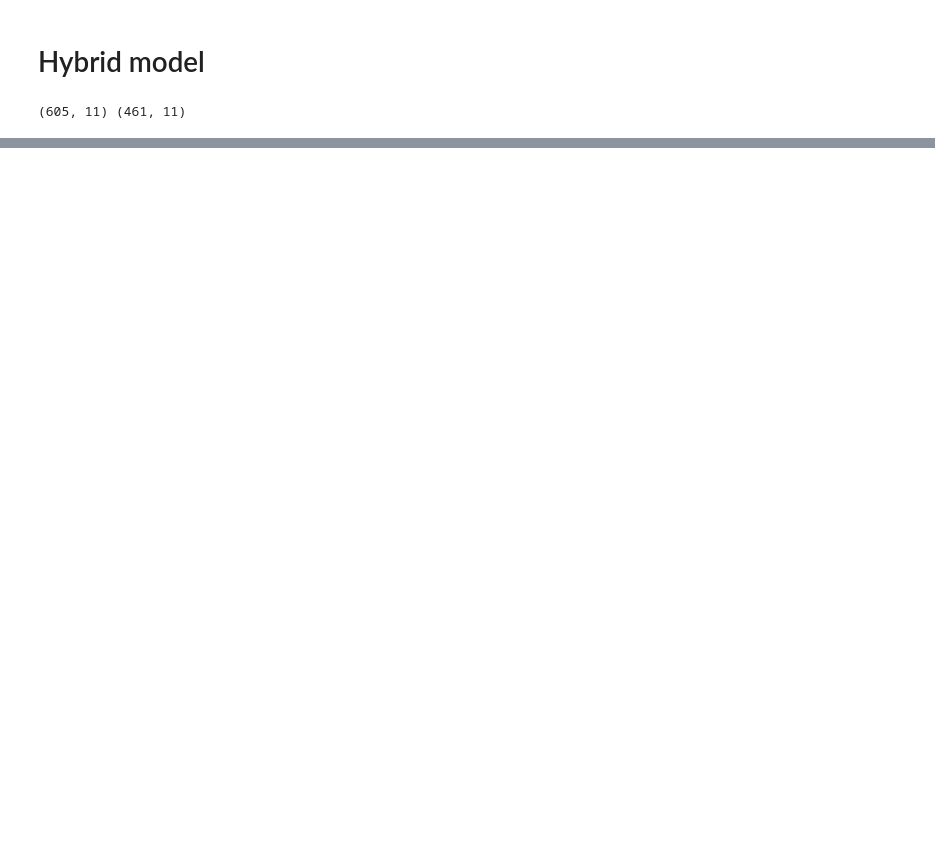
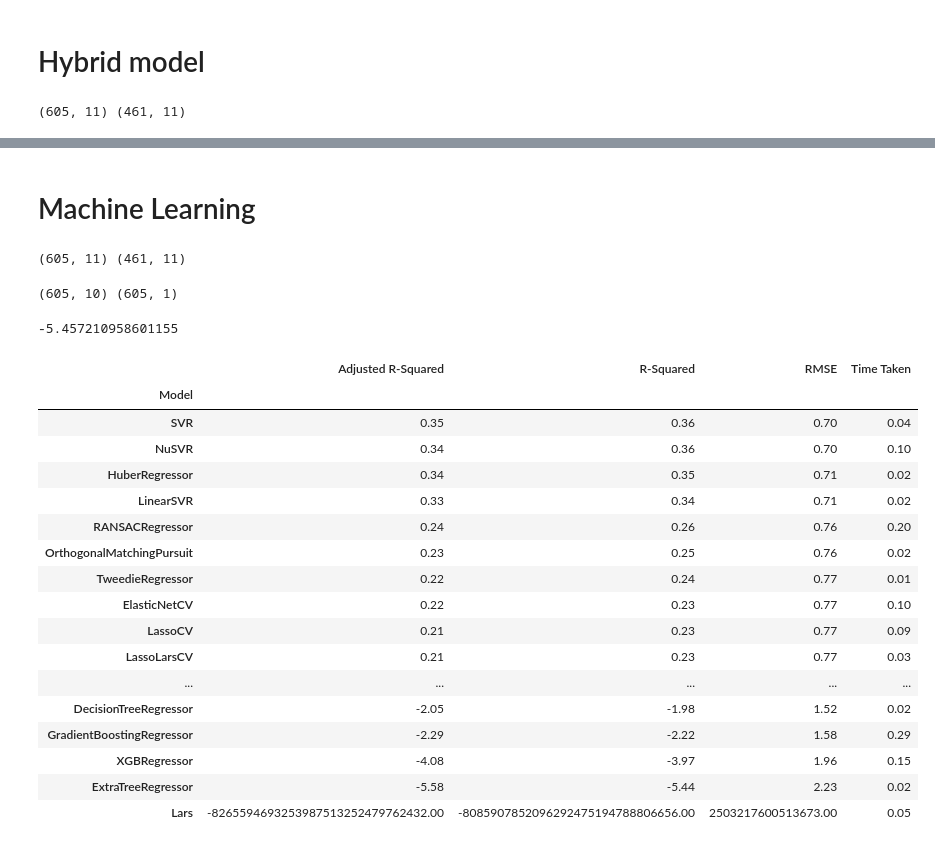
Before and after one commit to zaniargh42/dissolved_oxygen, a Jupyter notebook: dissolved_oxygen.ipynb, the cells around one changed output, grey strips where cells are left out. Cells and saved outputs as stored; diff of their text form; code cells hidden in the pictures; blank space fills up the shorter version.

```diff
--- a/dissolved_oxygen.ipynb
+++ b/dissolved_oxygen.ipynb
@@ -695,0 +355,53 @@ models
+# %% [markdown]
+# Machine Learning
+# %%
+train , test=_load_data()
+# %% [output]
+(605, 11) (461, 11)
+# %%
+X_train,y_train=_prepare_data(train)
+X_train,y_train , X_scaler , y_scaler=_scale_data(X_train,y_train)
+
+X_test,y_test=_prepare_data(test)
+# to set a new scaler
+# X_test_scaler=StandardScaler()
+# y_test_scaler=StandardScaler()
+# X_test=X_test_scaler.fit_transform(X_test)
+# y_test=y_test_scaler.fit_transform(np.array(y_test).reshape(-1,1))
+
+#to scale by the train scaler
+X_test=X_scaler.transform(X_test)
+y_test=y_scaler.transform(np.array(y_test).reshape(-1,1))
+# %% [output]
+(605, 10) (605, 1)
+# %%
+from sklearn.tree import DecisionTreeRegressor
+regressor = DecisionTreeRegressor()  #using linear kernel for SVM regressor
+regressor.fit(X_train, y_train)
+y_pred = regressor.predict(X_test)
+r2_score(y_test,y_pred)
+# %% [output]
+-5.457210958601155
+# %%
+reg=LazyRegressor()
+models=reg.fit(X_train, X_test, y_train, y_test)
+models[0]
+# %% [output]
+|  | Adjusted R-Squared | R-Squared | RMSE | Time Taken |
+| Model |  |  |  |  |
+| SVR | 0.35 | 0.36 | 0.70 | 0.04 |
+| NuSVR | 0.34 | 0.36 | 0.70 | 0.10 |
+| HuberRegressor | 0.34 | 0.35 | 0.71 | 0.02 |
+| LinearSVR | 0.33 | 0.34 | 0.71 | 0.02 |
+| RANSACRegressor | 0.24 | 0.26 | 0.76 | 0.20 |
+| OrthogonalMatchingPursuit | 0.23 | 0.25 | 0.76 | 0.02 |
+| TweedieRegressor | 0.22 | 0.24 | 0.77 | 0.01 |
+| ElasticNetCV | 0.22 | 0.23 | 0.77 | 0.10 |
+| LassoCV | 0.21 | 0.23 | 0.77 | 0.09 |
+| LassoLarsCV | 0.21 | 0.23 | 0.77 | 0.03 |
+| ... | ... | ... | ... | ... |
+| DecisionTreeRegressor | -2.05 | -1.98 | 1.52 | 0.02 |
+| GradientBoostingRegressor | -2.29 | -2.22 | 1.58 | 0.29 |
+| XGBRegressor | -4.08 | -3.97 | 1.96 | 0.15 |
+| ExtraTreeRegressor | -5.58 | -5.44 | 2.23 | 0.02 |
+| Lars | -8265594693253987513252479762432.00 | -8085907852096292475194788806656.00 | 2503217600513673.00 | 0.05 |
```
Also changed, not shown: parts of 36 cells of this notebook.
